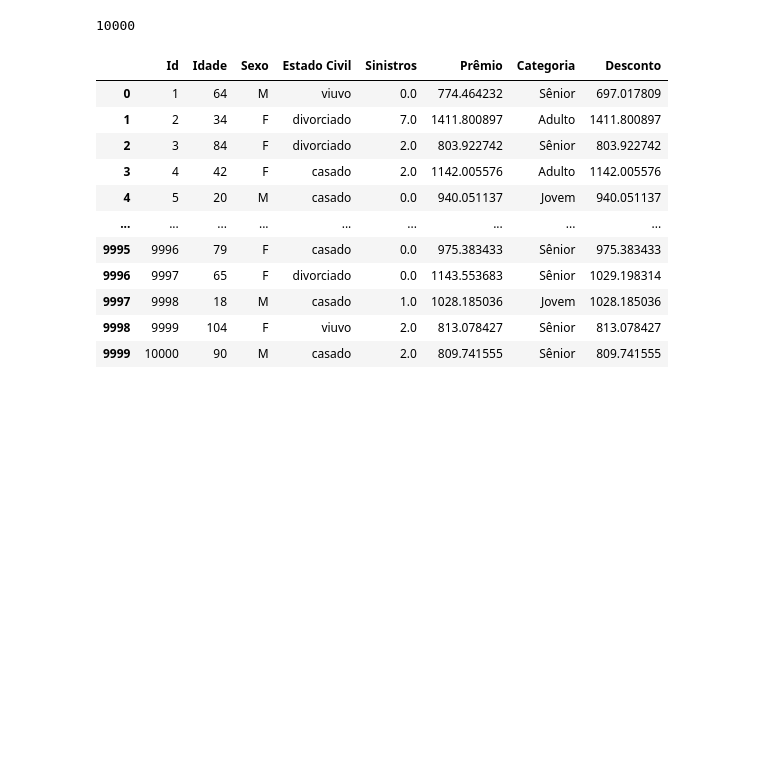
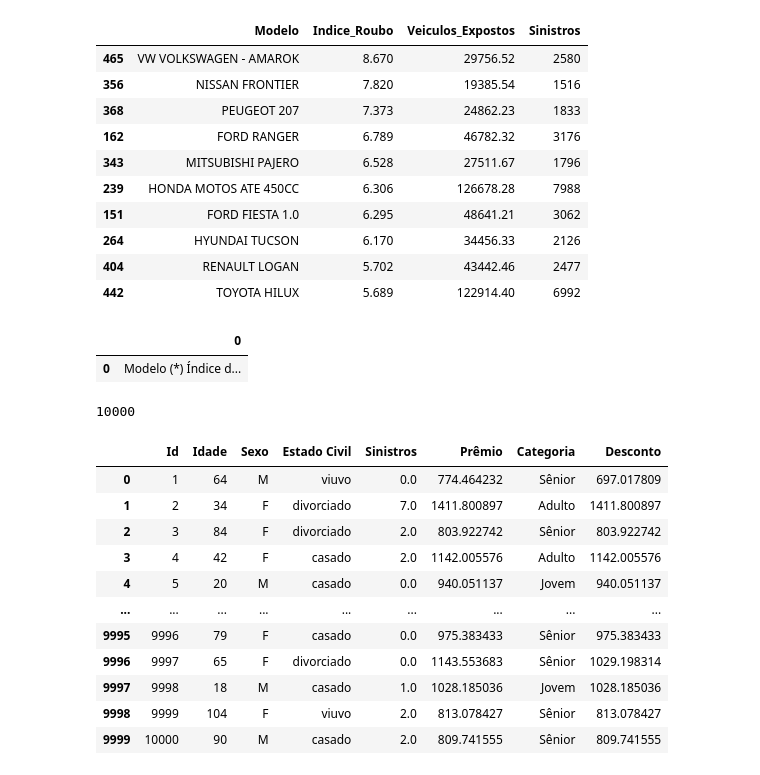
Before and after one commit to erikagascao/alura_data, a Jupyter notebook: semana8.ipynb, the cells around one changed output. Cells and saved outputs as stored; diff of their text form; code cells hidden in the pictures; blank space fills up the shorter version.

```diff
--- a/semana8.ipynb
+++ b/semana8.ipynb
@@ -4,3 +30,24 @@ import pandas as pd
+# %%
+media=dados['Veiculos_Expostos'].mean()
+dados_exp_100 = dados.query(f"Veiculos_Expostos > {media}")
+dados_exp_100.sort_values(by ='Indice_Roubo',ascending=False).head(10)
+# %% [output]
+|  | Modelo | Indice_Roubo | Veiculos_Expostos | Sinistros |
+| 465 | VW VOLKSWAGEN - AMAROK | 8.670 | 29756.52 | 2580 |
+| 356 | NISSAN FRONTIER | 7.820 | 19385.54 | 1516 |
+| 368 | PEUGEOT 207 | 7.373 | 24862.23 | 1833 |
+| 162 | FORD RANGER | 6.789 | 46782.32 | 3176 |
+| 343 | MITSUBISHI PAJERO | 6.528 | 27511.67 | 1796 |
+| 239 | HONDA MOTOS ATE 450CC | 6.306 | 126678.28 | 7988 |
+| 151 | FORD FIESTA 1.0 | 6.295 | 48641.21 | 3062 |
+| 264 | HYUNDAI TUCSON | 6.170 | 34456.33 | 2126 |
+| 404 | RENAULT LOGAN | 5.702 | 43442.46 | 2477 |
+| 442 | TOYOTA HILUX | 5.689 | 122914.40 | 6992 |
+# %%
+pd.DataFrame([basesusep])
+# %% [output]
+|  | 0 |
+| 0 | Modelo (*) Índice d... |
 # %%
 # teste do exercício do alura
 # atletas = pd.DataFrame([['Marcos', 9.62,1], ['Pedro', None,1], ['João', 9.69,1],
```
Also changed, not shown: parts of 9 cells of this notebook, 5 other files.
